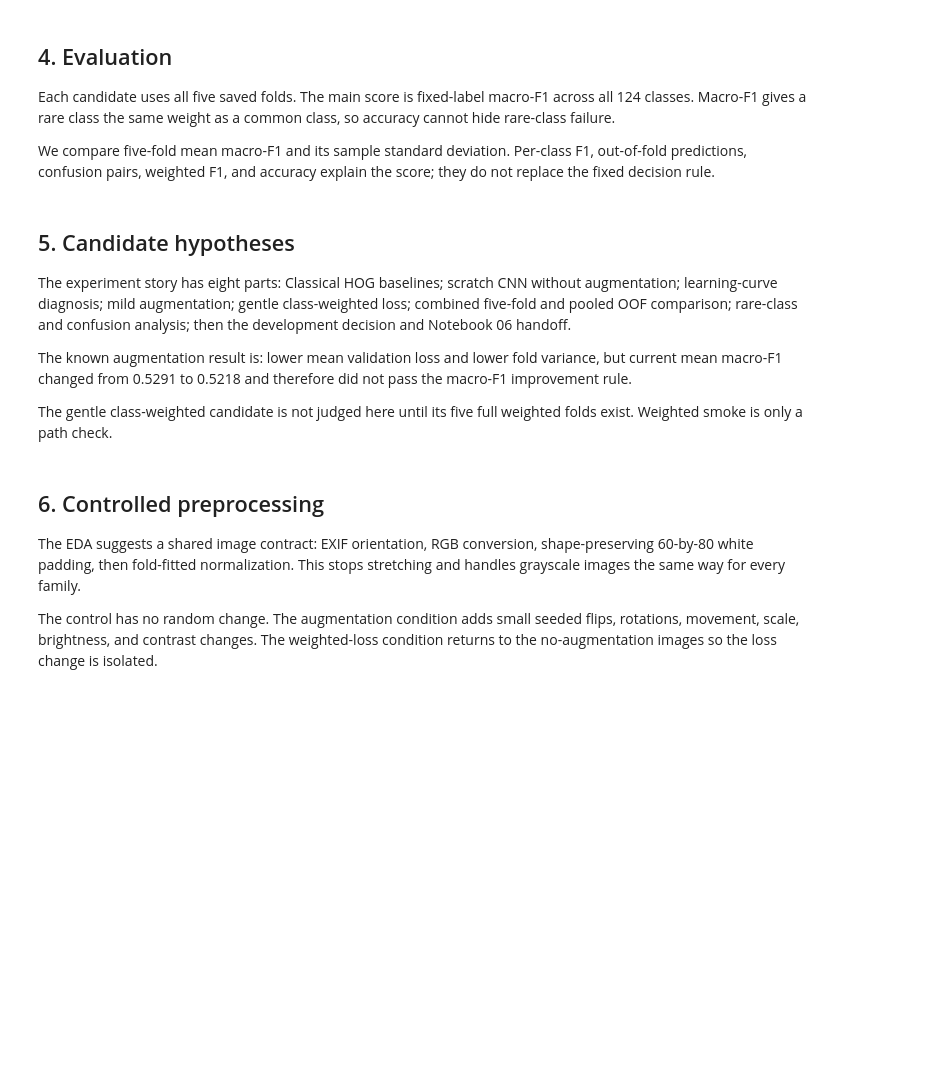
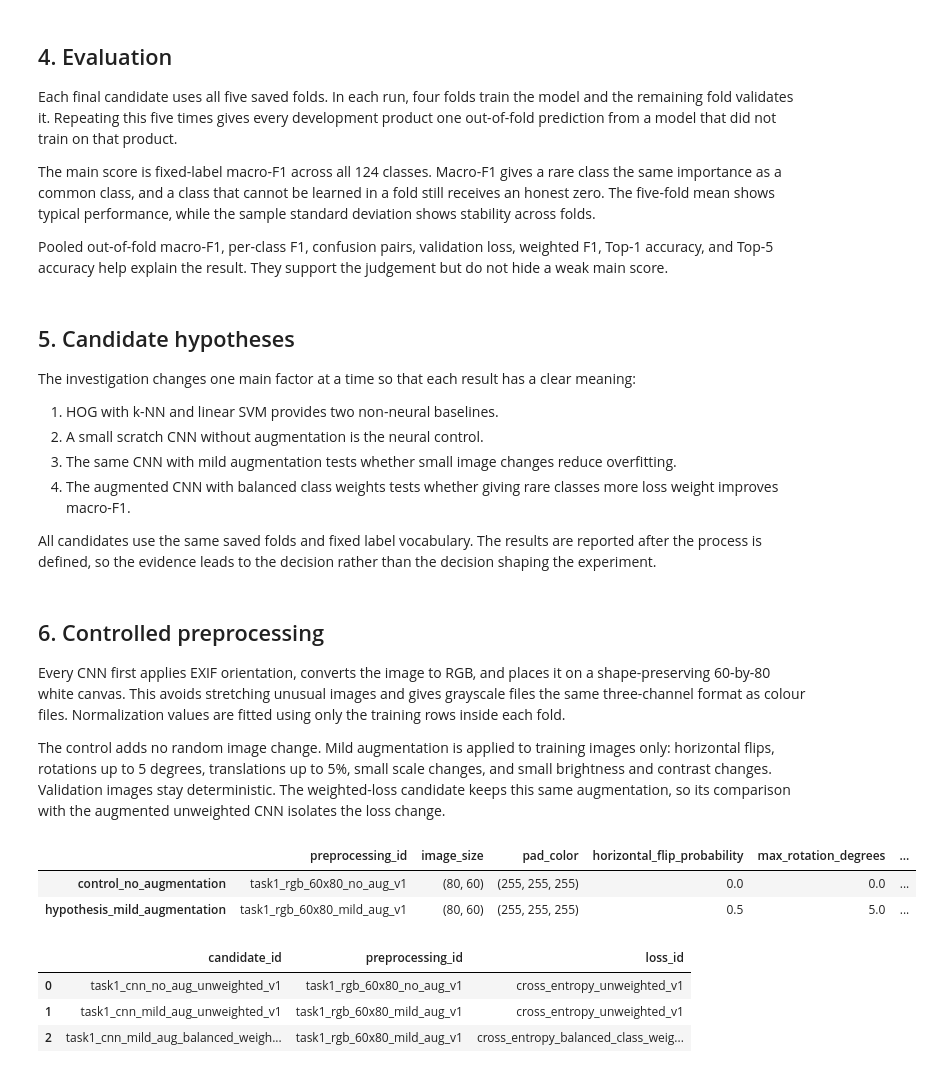
Before and after one commit to TrnLin/MLA2, a Jupyter notebook: notebooks/02_task1_article_type.ipynb, the cells around one changed output. Drawn from its saved outputs; the diff is of its cells as text; code cells hidden in the pictures; blank space fills up the shorter version.

Commit message:
fix(task1): align notebook narrative and safe defaults

```diff
--- a/notebooks/02_task1_article_type.ipynb
+++ b/notebooks/02_task1_article_type.ipynb
@@ -43,52 +62,65 @@ Only image pixels are model input. Names, years, file size, and the other target
 # %% [markdown]
 ## 4. Evaluation
 
-Each candidate uses all five saved folds. The main score is fixed-label macro-F1 across all 124 classes. Macro-F1 gives a rare class the same weight as a common class, so accuracy cannot hide rare-class failure.
+Each final candidate uses all five saved folds. In each run, four folds train the model and the remaining fold validates it. Repeating this five times gives every development product one out-of-fold prediction from a model that did not train on that product.
 
-We compare five-fold mean macro-F1 and its sample standard deviation. Per-class F1, out-of-fold predictions, confusion pairs, weighted F1, and accuracy explain the score; they do not replace the fixed decision rule.
+The main score is fixed-label macro-F1 across all 124 classes. Macro-F1 gives a rare class the same importance as a common class, and a class that cannot be learned in a fold still receives an honest zero. The five-fold mean shows typical performance, while the sample standard deviation shows stability across folds.
+
+Pooled out-of-fold macro-F1, per-class F1, confusion pairs, validation loss, weighted F1, Top-1 accuracy, and Top-5 accuracy help explain the result. They support the judgement but do not hide a weak main score.
 # %% [markdown]
 ## 5. Candidate hypotheses
 
-The experiment story has eight parts: Classical HOG baselines; scratch CNN without augmentation; learning-curve diagnosis; mild augmentation; gentle class-weighted loss; combined five-fold and pooled OOF comparison; rare-class and confusion analysis; then the development decision and Notebook 06 handoff.
+The investigation changes one main factor at a time so that each result has a clear meaning:
 
-The known augmentation result is: lower mean validation loss and lower fold variance, but current mean macro-F1 changed from 0.5291 to 0.5218 and therefore did not pass the macro-F1 improvement rule.
+1. HOG with k-NN and linear SVM provides two non-neural baselines.
+2. A small scratch CNN without augmentation is the neural control.
+3. The same CNN with mild augmentation tests whether small image changes reduce overfitting.
+4. The augmented CNN with balanced class weights tests whether giving rare classes more loss weight improves macro-F1.
 
-The gentle class-weighted candidate is not judged here until its five full weighted folds exist. Weighted smoke is only a path check.
+All candidates use the same saved folds and fixed label vocabulary. The results are reported after the process is defined, so the evidence leads to the decision rather than the decision shaping the experiment.
 # %% [markdown]
 ## 6. Controlled preprocessing
 
-The EDA suggests a shared image contract: EXIF orientation, RGB conversion, shape-preserving 60-by-80 white padding, then fold-fitted normalization. This stops stretching and handles grayscale images the same way for every family.
+Every CNN first applies EXIF orientation, converts the image to RGB, and places it on a shape-preserving 60-by-80 white canvas. This avoids stretching unusual images and gives grayscale files the same three-channel format as colour files. Normalization values are fitted using only the training rows inside each fold.
 
-The control has no random change. The augmentation condition adds small seeded flips, rotations, movement, scale, brightness, and contrast changes. The weighted-loss condition returns to the no-augmentation images so the loss change is isolated.
+The control adds no random image change. Mild augmentation is applied to training images only: horizontal flips, rotations up to 5 degrees, translations up to 5%, small scale changes, and small brightness and contrast changes. Validation images stay deterministic. The weighted-loss candidate keeps this same augmentation, so its comparison with the augmented unweighted CNN isolates the loss change.
 # %%
 from fashion.task1 import (
     DEFAULT_TASK1_PREPROCESSING,
     TASK1_CONTROL_PREPROCESSING,
-    TASK1_GENTLE_WEIGHTED_CANDIDATE,
+    TASK1_BALANCED_WEIGHTED_CANDIDATE,
     TASK1_MILD_AUG_CANDIDATE,
     TASK1_NO_AUG_CANDIDATE,
     run_task1_classical_experiment,
     run_task1_experiment,
 )
 
 preprocessing_candidates = {
     "control_no_augmentation": TASK1_CONTROL_PREPROCESSING.to_dict(),
     "hypothesis_mild_augmentation": DEFAULT_TASK1_PREPROCESSING.to_dict(),
 }
 cnn_candidates = pd.DataFrame(
     [
         {
             "candidate_id": candidate.candidate_id,
             "preprocessing_id": candidate.preprocessing.preprocessing_id,
             "loss_id": candidate.loss.loss_id,
         }
         for candidate in (
             TASK1_NO_AUG_CANDIDATE,
             TASK1_MILD_AUG_CANDIDATE,
-            TASK1_GENTLE_WEIGHTED_CANDIDATE,
+            TASK1_BALANCED_WEIGHTED_CANDIDATE,
         )
     ]
 )
 
 display(pd.DataFrame(preprocessing_candidates).T)
 display(cnn_candidates)
+# %% [output]
+|  | preprocessing_id | image_size | pad_color | horizontal_flip_probability | max_rotation_degrees | ... |
+| control_no_augmentation | task1_rgb_60x80_no_aug_v1 | (80, 60) | (255, 255, 255) | 0.0 | 0.0 | ... |
+| hypothesis_mild_augmentation | task1_rgb_60x80_mild_aug_v1 | (80, 60) | (255, 255, 255) | 0.5 | 5.0 | ... |
+|  | candidate_id | preprocessing_id | loss_id |
+| 0 | task1_cnn_no_aug_unweighted_v1 | task1_rgb_60x80_no_aug_v1 | cross_entropy_unweighted_v1 |
+| 1 | task1_cnn_mild_aug_unweighted_v1 | task1_rgb_60x80_mild_aug_v1 | cross_entropy_unweighted_v1 |
+| 2 | task1_cnn_mild_aug_balanced_weigh... | task1_rgb_60x80_mild_aug_v1 | cross_entropy_balanced_class_weig... |
```
Also changed, not shown: parts of 25 cells of this notebook, 2 other files.
